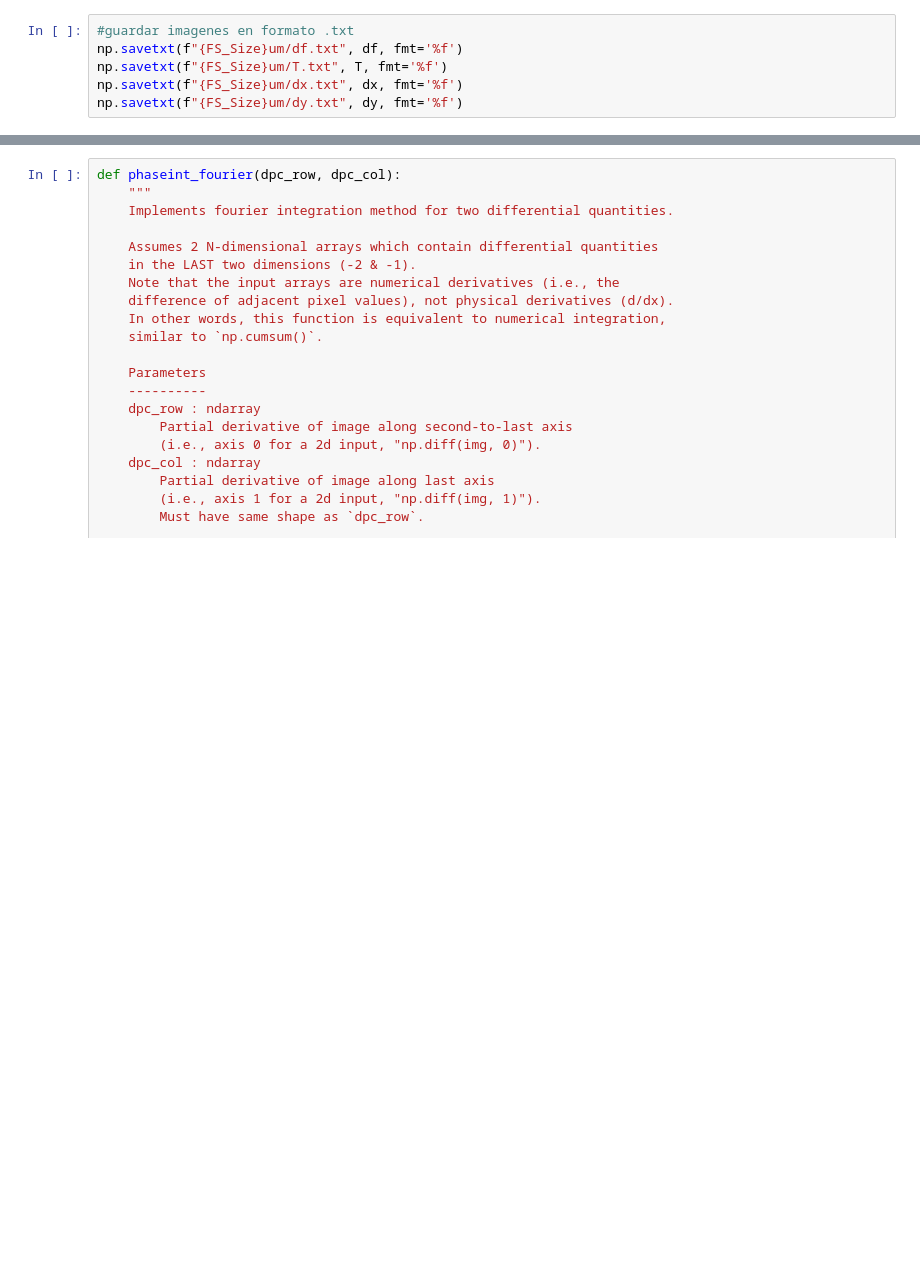
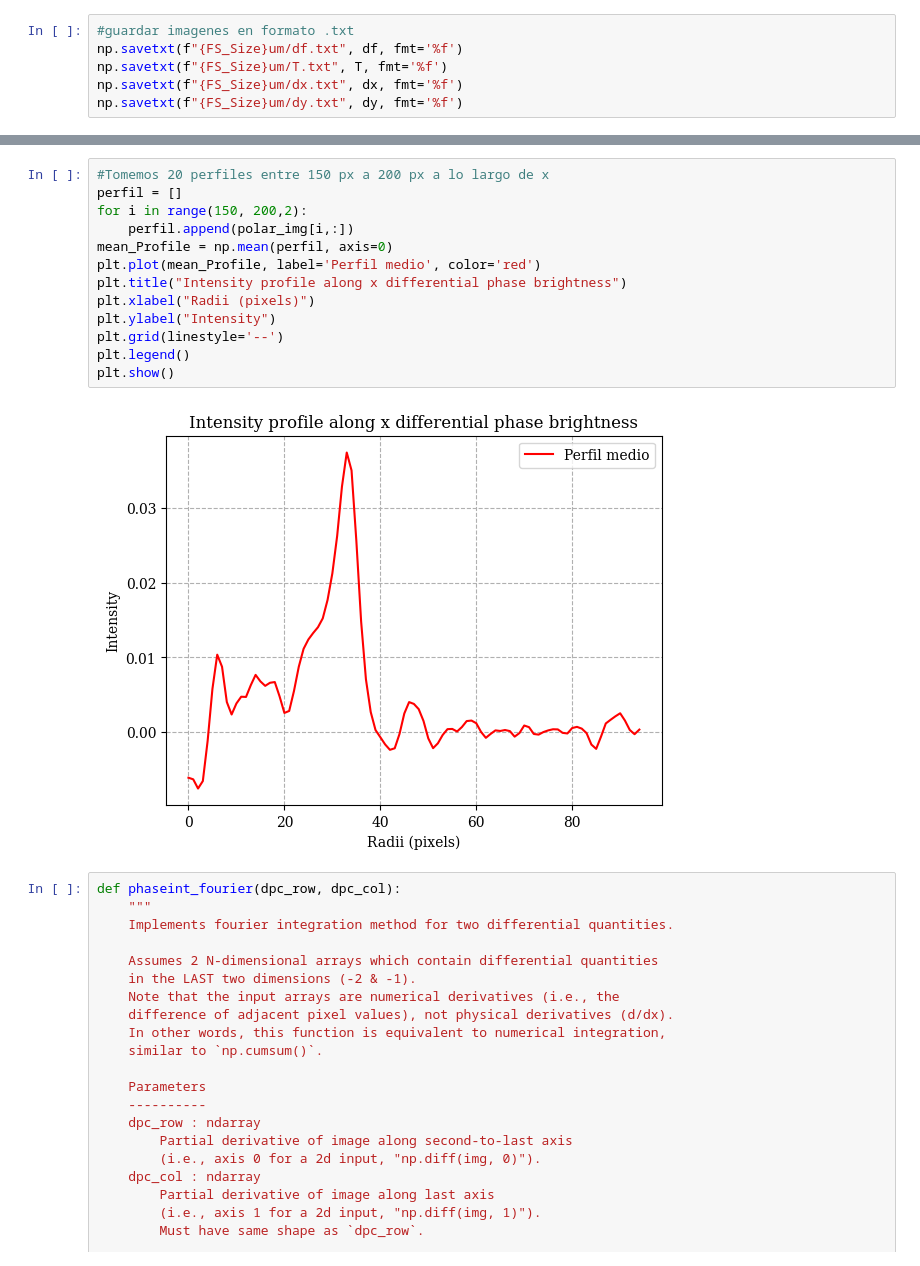
Before and after one commit to roshak1197/FSZ_Study, a Jupyter notebook: read_High.ipynb, the cells around one changed output, grey strips where cells are left out. Cells and saved outputs as stored; diff of their text form; blank space fills up the shorter version.

```diff
--- a/read_High.ipynb
+++ b/read_High.ipynb
@@ -322,3 +317,18 @@ plt.show()
+# %%
+#Tomemos 20 perfiles entre 150 px a 200 px a lo largo de x
+perfil = []
+for i in range(150, 200,2):
+    perfil.append(polar_img[i,:])
+mean_Profile = np.mean(perfil, axis=0)
+plt.plot(mean_Profile, label='Perfil medio', color='red')
+plt.title("Intensity profile along x differential phase brightness")
+plt.xlabel("Radii (pixels)")
+plt.ylabel("Intensity")
+plt.grid(linestyle='--')
+plt.legend()
+plt.show()
+# %% [output]
+[figure, added]
 # %%
 def phaseint_fourier(dpc_row, dpc_col):
     """
```
Also changed, not shown: parts of 6 cells of this notebook, 21 other files.
